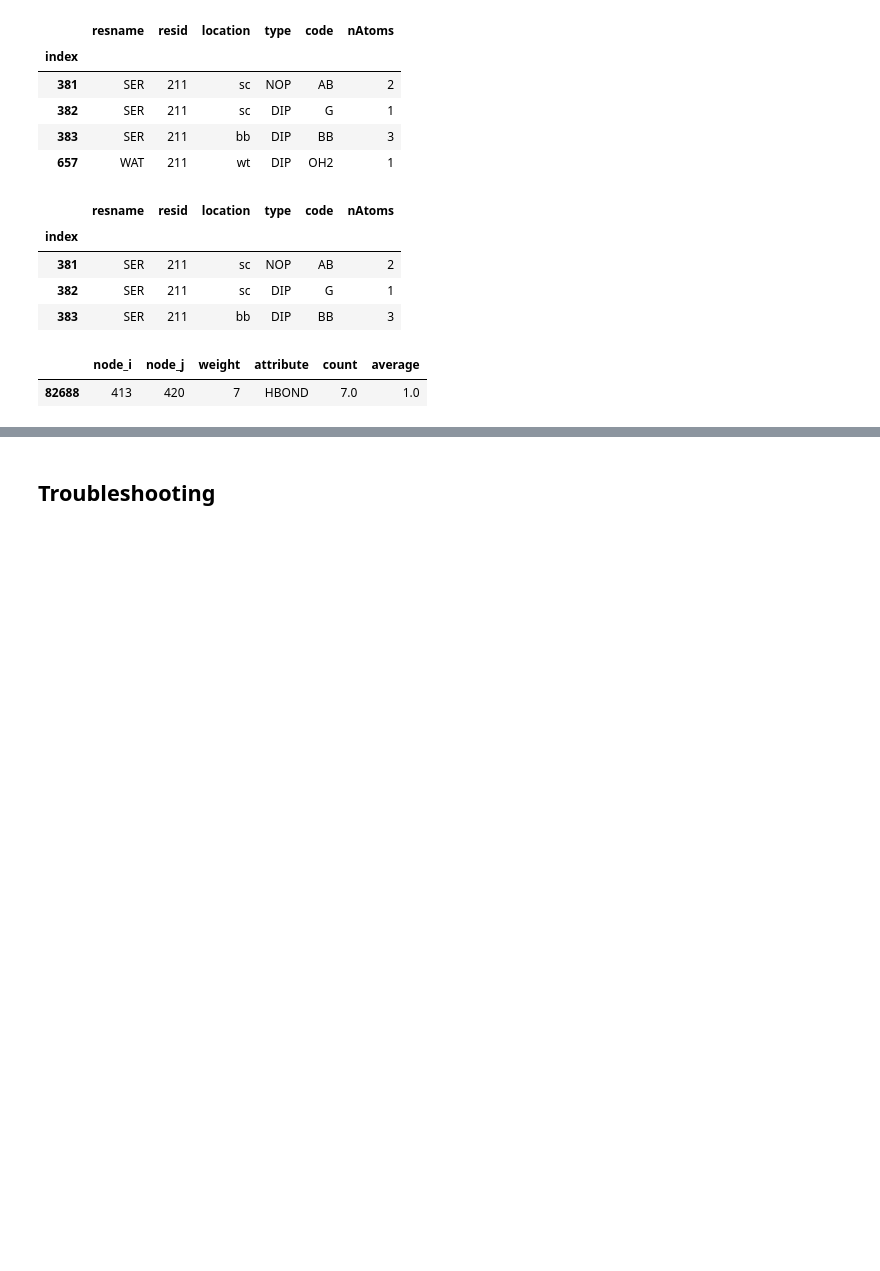
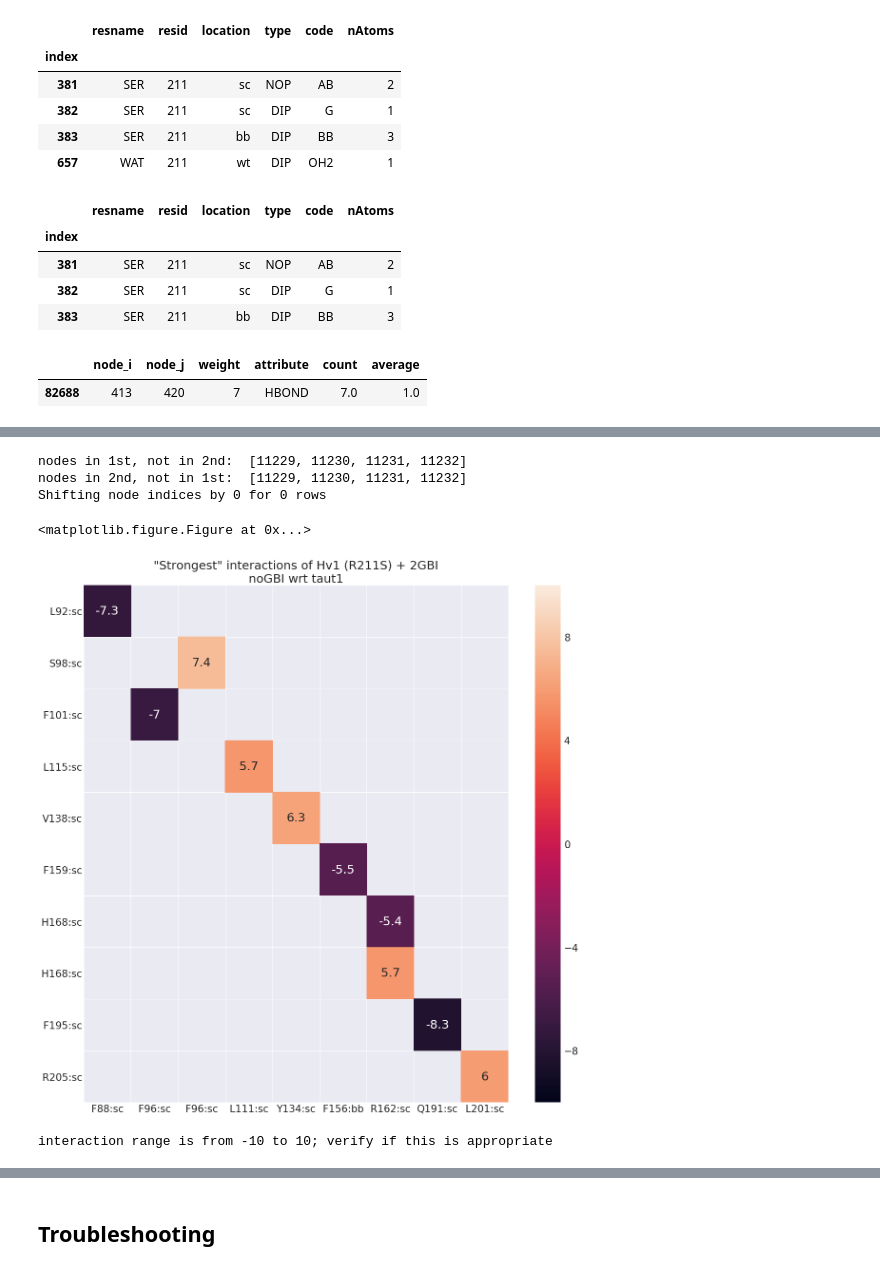
Before and after one commit to vtlim/Hv1, a Jupyter notebook: 04_fep/postFEPvanilla/analysis/3_nonCovInts/nodeAnalysis.ipynb, the cells around one changed output, grey strips where cells are left out. Drawn from its saved outputs; the diff is of its cells as text; code cells hidden in the pictures; blank space fills up the shorter version.

```diff
--- a/04_fep/postFEPvanilla/analysis/3_nonCovInts/nodeAnalysis.ipynb
+++ b/04_fep/postFEPvanilla/analysis/3_nonCovInts/nodeAnalysis.ipynb
@@ -536,0 +483,11 @@ selectionInts(nodes_2, edges_2, gidx_2, seltitle='2GBI, taut2\n(after R211S)')
+# %%
+diff_nodes_01, diff_edges_01 = diffEdges(nodes_0,nodes_1,edges_0,edges_1)
+watless_diff_edges_01 = protLigInts(diff_nodes_01, diff_edges_01,rawNum=25) # make sure you use REFERENCE nodes
+plotHeatInts(diff_nodes_01, watless_diff_edges_01, minHeat=-10, maxHeat=10, seltitle="Hv1 (R211S) + 2GBI\nnoGBI wrt taut1")
+# %% [output]
+nodes in 1st, not in 2nd:  [11229, 11230, 11231, 11232]
+nodes in 2nd, not in 1st:  [11229, 11230, 11231, 11232]
+Shifting node indices by 0 for 0 rows
+<matplotlib.figure.Figure at 0x...>
+[figure, added]
+interaction range is from -10 to 10; verify if this is appropriate
```
Also changed, not shown: parts of 43 cells of this notebook.
